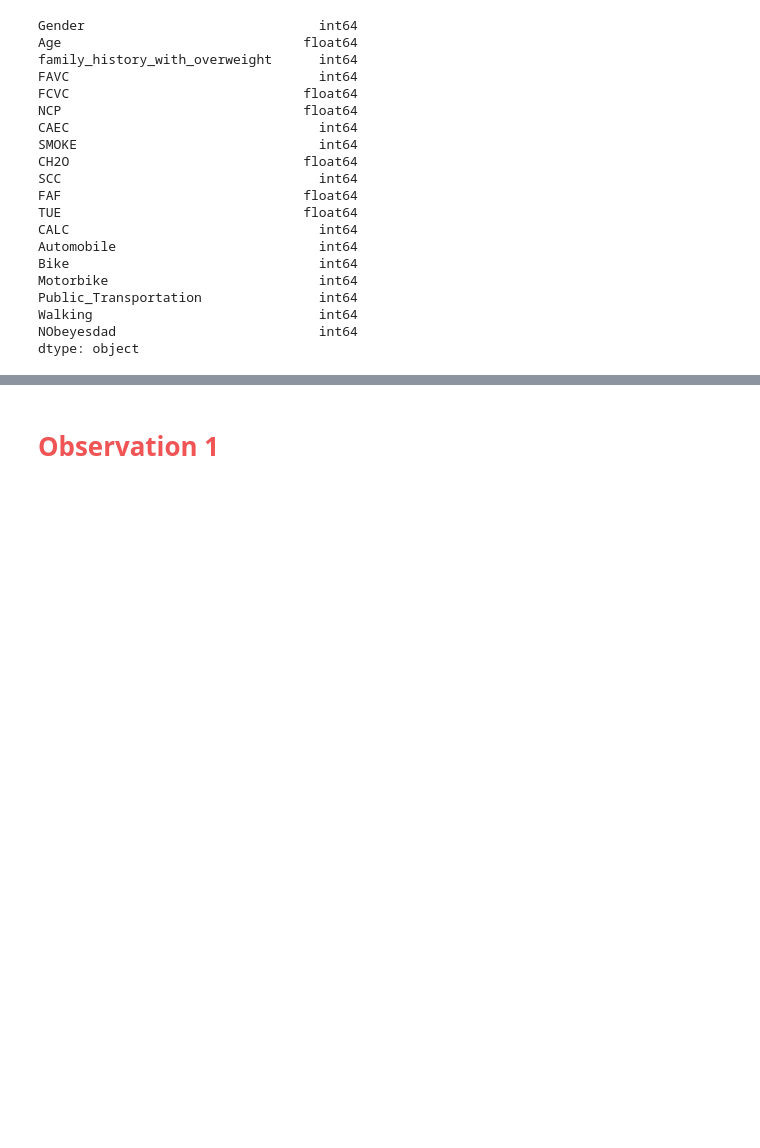
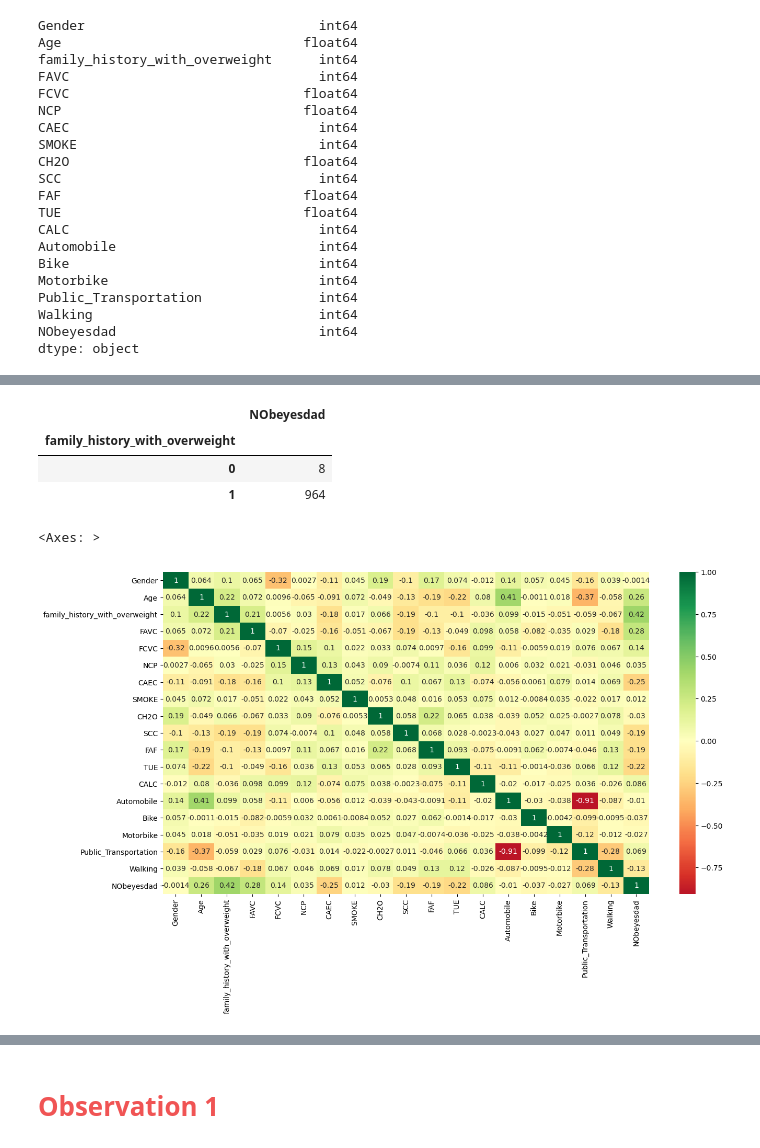
Before and after one commit to omeysi1/project1, a Jupyter notebook: project.ipynb, the cells around one changed output, grey strips where cells are left out. Drawn from its saved outputs; the diff is of its cells as text; code cells hidden in the pictures; blank space fills up the shorter version.

```diff
--- a/project.ipynb
+++ b/project.ipynb
@@ -110,0 +153,14 @@ len(ob_df)
+# %%
+ob_df.groupby('family_history_with_overweight')[['NObeyesdad']].sum()
+# %% [output]
+|  | NObeyesdad |
+| family_history_with_overweight |  |
+| 0 | 8 |
+| 1 | 964 |
+# %%
+corrs = ob_df.corr(method = 'kendall', numeric_only=True)
+plt.figure(figsize=(15,8))
+sns.heatmap(corrs, cmap='RdYlGn', center=0, annot = True)
+# %% [output]
+<Axes: >
+[figure, added]
```
Also changed, not shown: parts of 18 cells of this notebook.
